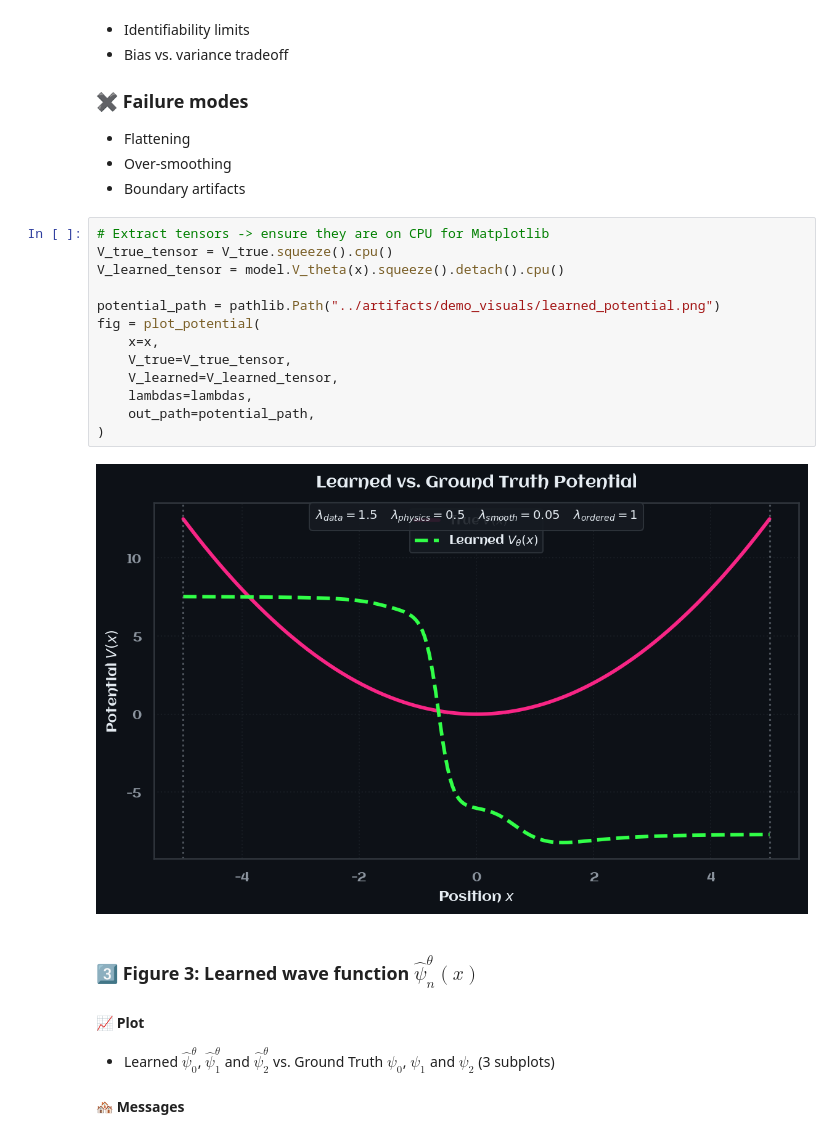
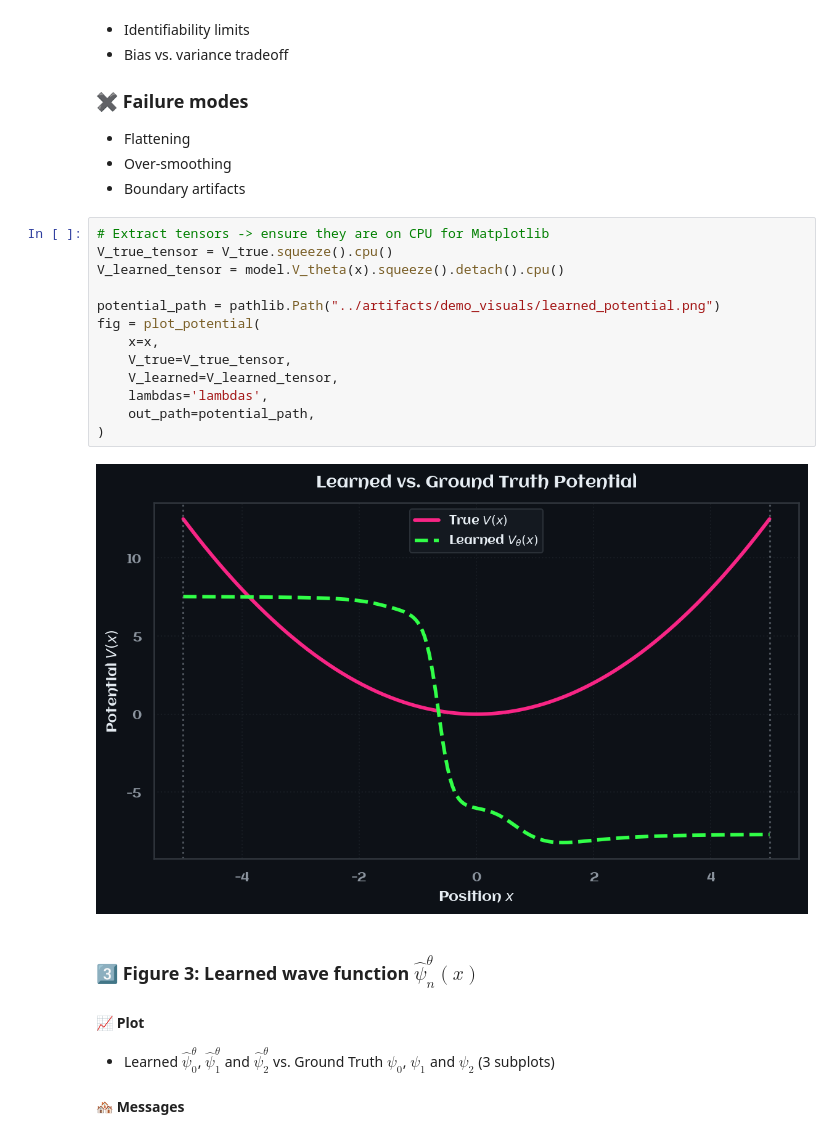
Before and after one commit to Scriber-Labs/lf-pinn-inverse-schrodinger, a Jupyter notebook: notebooks/demo.ipynb, the cells around one changed output. Drawn from its saved outputs; the diff is of its cells as text.

```diff
--- a/notebooks/demo.ipynb
+++ b/notebooks/demo.ipynb
@@ -332,18 +329,18 @@ spike_figs = plot_loss_history_spike_figures(
 # %%
 # Extract tensors -> ensure they are on CPU for Matplotlib
 V_true_tensor = V_true.squeeze().cpu()
 V_learned_tensor = model.V_theta(x).squeeze().detach().cpu()
 
 potential_path = pathlib.Path("../artifacts/demo_visuals/learned_potential.png")
 fig = plot_potential(
     x=x,
     V_true=V_true_tensor,
     V_learned=V_learned_tensor,
-    lambdas=lambdas,
+    lambdas='lambdas',
     out_path=potential_path,
 )
 # %% [output]
-[figure, old version]
+[figure, new version]
 # %% [markdown]
 ### 3️⃣ Figure 3: Learned wave function $\hat{\psi}_n^\theta(x)$
 #### 📈 Plot
```
Also changed, not shown: parts of 1 cell of this notebook, 21 other files.
